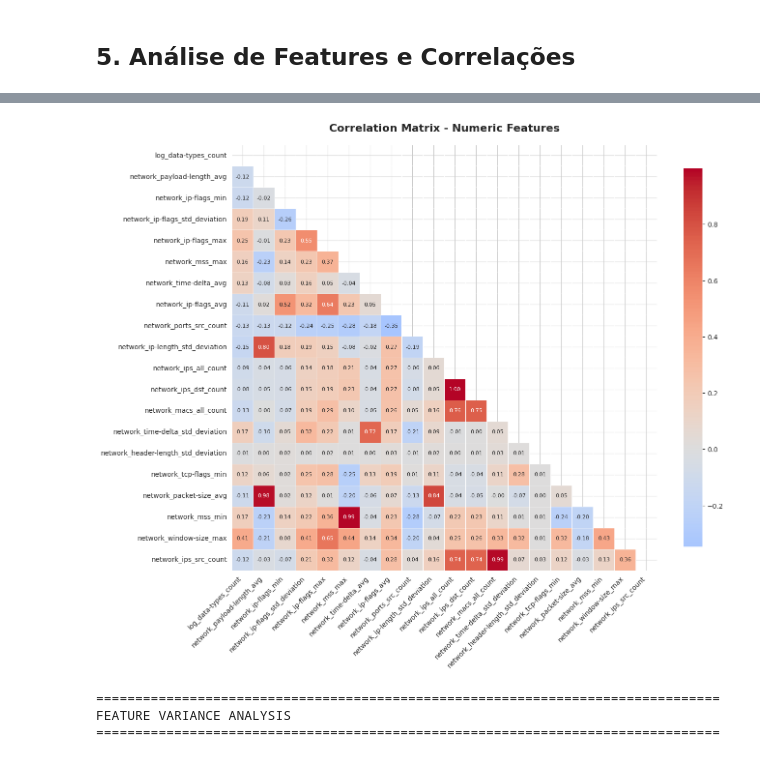
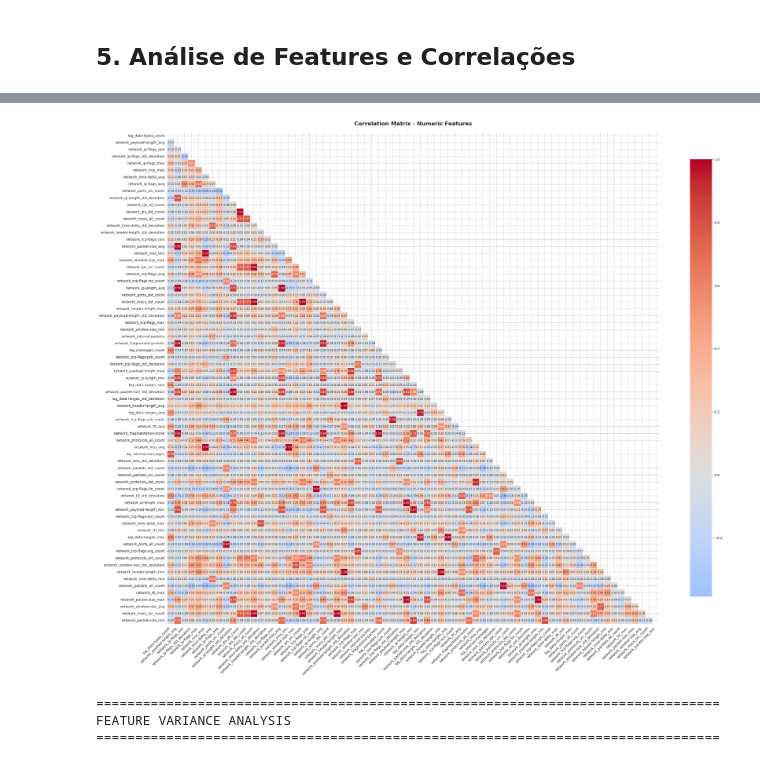
Before and after one commit to luiz-linkezio/A-Hierarchical-Solution-based-on-MEC-and-IoT-for-Cyberattack-Detection-in-6G-Networks, a Jupyter notebook: notebooks/dataset_analysis.ipynb, the cells around one changed output, grey strips where cells are left out. Cells and saved outputs as stored; diff of their text form; code cells hidden in the pictures.

```diff
--- a/notebooks/dataset_analysis.ipynb
+++ b/notebooks/dataset_analysis.ipynb
@@ -928,36 +928,36 @@ CORRELATION ANALYSIS BETWEEN NUMERIC FEATURES
 # %%
 # Correlation heatmap
 if 'correlation_matrix' in locals() and correlation_matrix.size > 0:
-    cols_to_plot = correlation_matrix.columns[:20].tolist() if len(correlation_matrix.columns) > 20 else correlation_matrix.columns.tolist()
+    cols_to_plot = correlation_matrix.columns.tolist() if len(correlation_matrix.columns) > 20 else correlation_matrix.columns.tolist()
 
-    fig, ax = plt.subplots(figsize=(14, 12))
+    fig, ax = plt.subplots(figsize=(28, 24))
 
     corr_subset = correlation_matrix.loc[cols_to_plot, cols_to_plot]
 
     # Create mask for upper diagonal
     mask = np.triu(np.ones_like(corr_subset, dtype=bool))
 
     sns.heatmap(corr_subset,
                 mask=mask,
                 annot=True,
                 fmt='.2f',
                 cmap='coolwarm',
                 center=0,
                 square=True,
                 linewidths=0.5,
                 cbar_kws={"shrink": 0.8},
                 annot_kws={'fontsize': 8},
                 ax=ax)
 
     ax.set_title('Correlation Matrix - Numeric Features', fontsize=16, fontweight='bold', pad=20)
     plt.xticks(rotation=45, ha='right')
     plt.yticks(rotation=0)
     plt.tight_layout()
     os.makedirs('../results/images', exist_ok=True)
     plt.savefig(os.path.join('../results/images', f'{table_name}_correlation_heatmap.png'), bbox_inches='tight', dpi=150)
     plt.show()
 # %% [output]
-[figure, old version]
+[figure, new version]
 # %%
 # Variance analysis of numeric features (from numeric_stats_df or sample)
 if 'numeric_stats_df' in locals() and len(numeric_stats_df) > 0:
```
Also changed, not shown: parts of 1 cell of this notebook, 2 other files.
